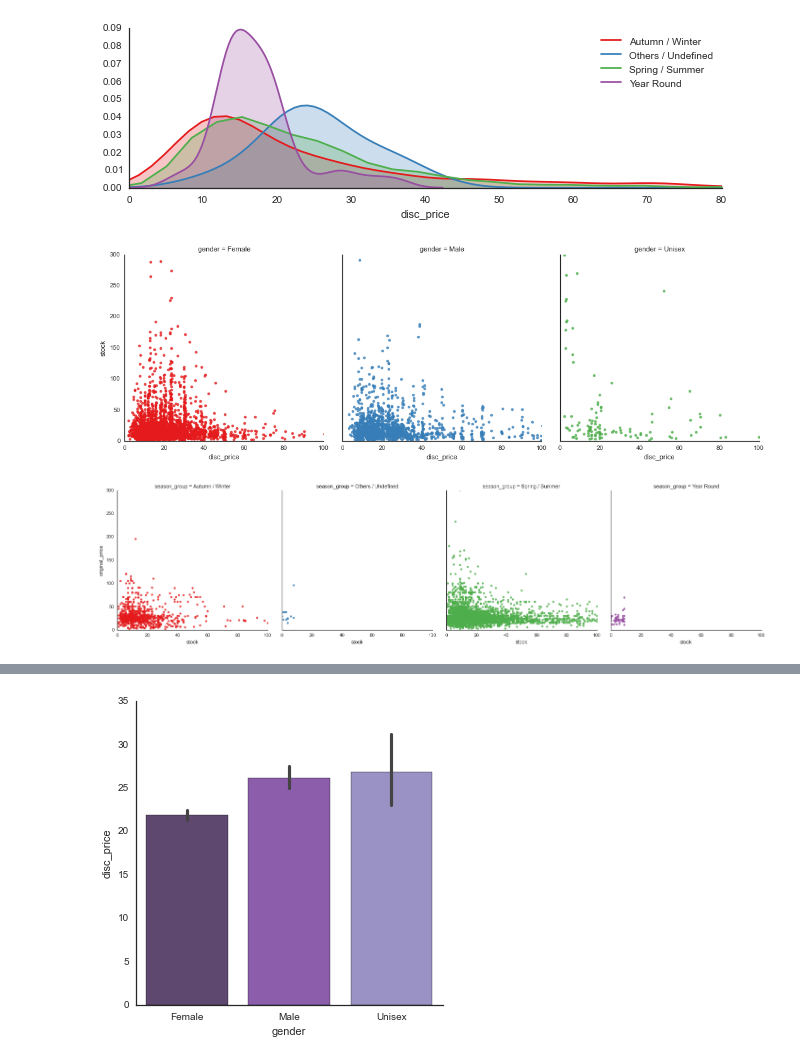
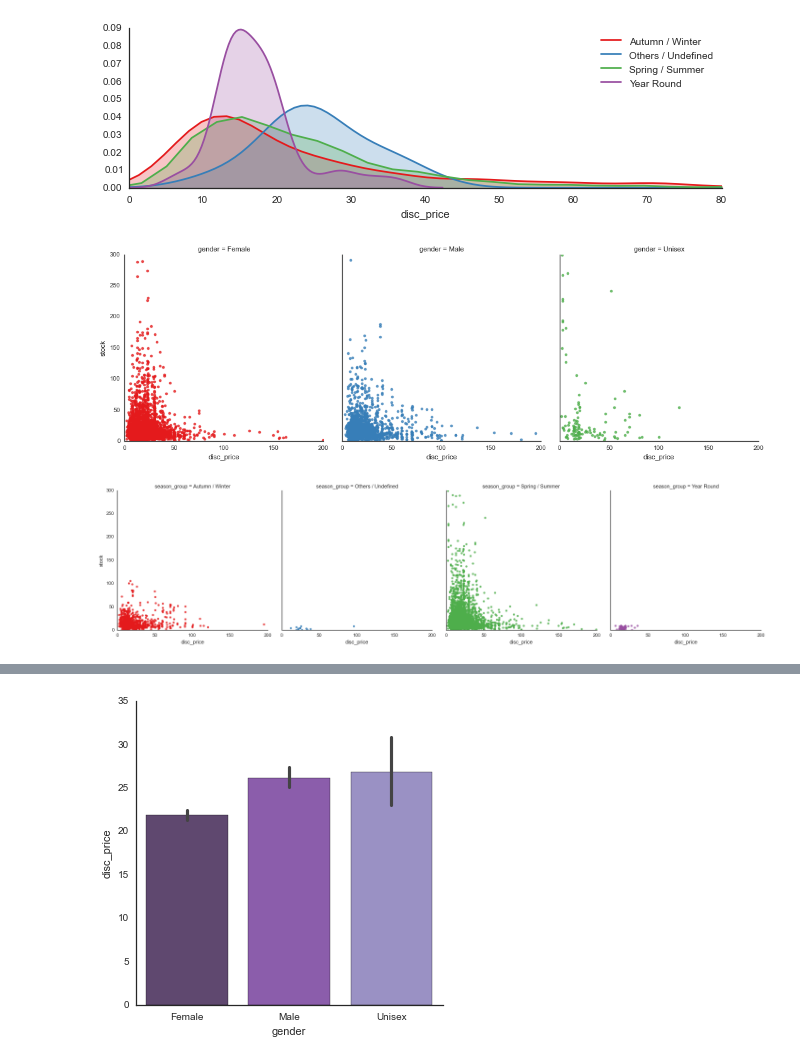
Before and after one commit to jthang/MachineLearningLab, a Jupyter notebook: pdt/lab_pdt.ipynb, the cells around one changed output, grey strips where cells are left out. Drawn from its saved outputs; the diff is of its cells as text; code cells hidden in the pictures.

```diff
--- a/pdt/lab_pdt.ipynb
+++ b/pdt/lab_pdt.ipynb
@@ -149,18 +168,16 @@ plt.legend(loc="best");
 # %% [output]
 [figure]
 # %%
-sns.lmplot("disc_price","stock", df, col='gender',
+g = sns.lmplot("disc_price","stock", df, col='gender',
            hue='gender', palette="Set1", fit_reg=False)
 
-plt.xlim(0, 100)
-plt.ylim(0, 300);
+g.set(xlim=(0, 200), ylim=(0, 300));
 # %% [output]
-[figure, old version]
+[figure, new version]
 # %%
-sns.lmplot("stock", "original_price", df, col='season_group',
-           hue='season_group', palette="Set1", fit_reg=False)
+g = sns.lmplot("disc_price","stock", df, col='season_group', hue='season_group',
+               palette="Set1", fit_reg=False)
 
-plt.xlim(0, 100)
-plt.ylim(0, 300);
+g.set(xlim=(0, 200), ylim=(0, 300));
 # %% [output]
-[figure, old version]
+[figure, new version]
```
Also changed, not shown: parts of 23 cells of this notebook.
